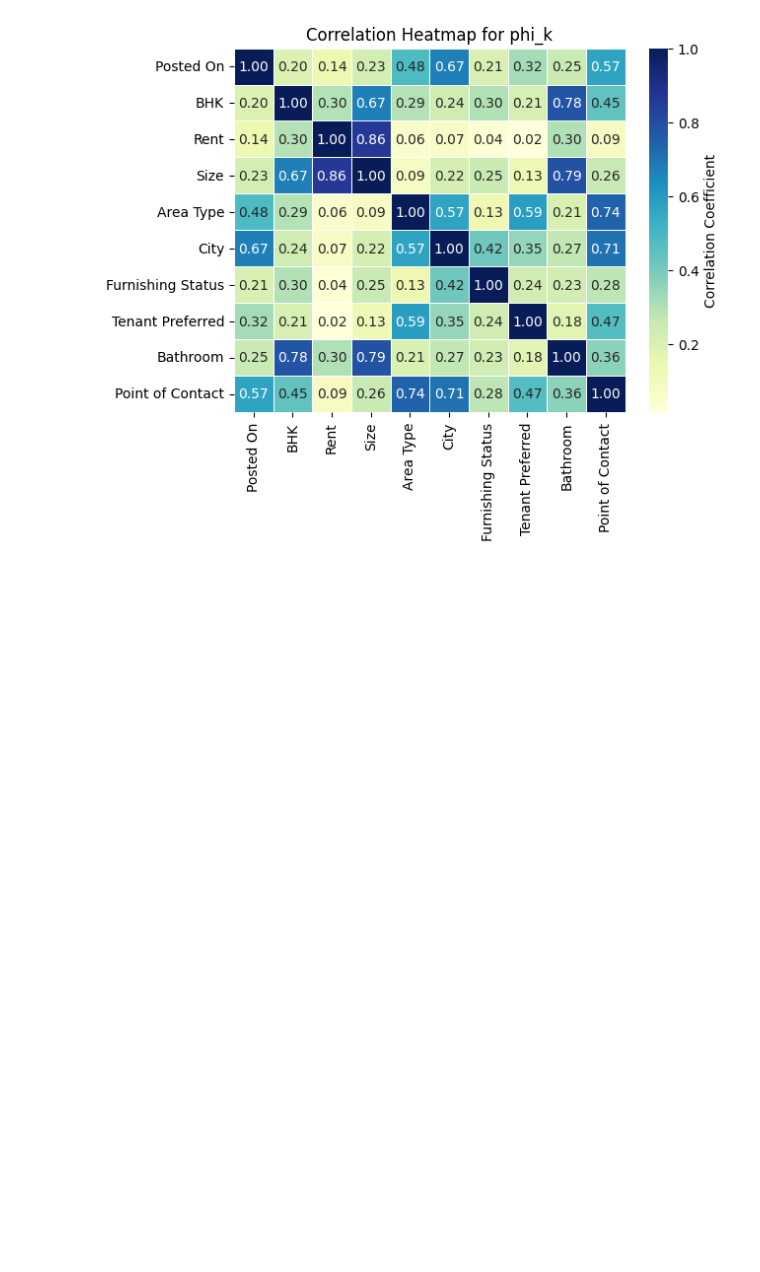
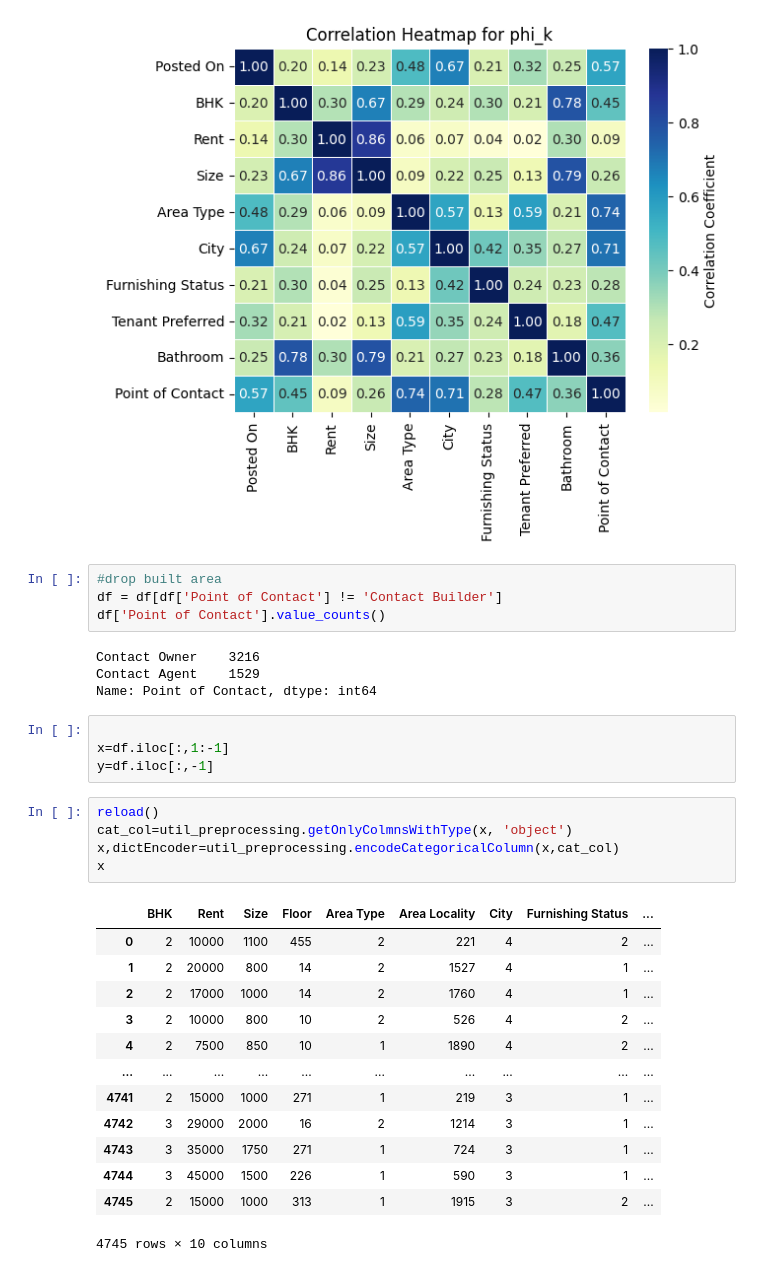
Before and after one commit to Xwyzworms/Diagnostic_Reasoning_HouseRent, a Jupyter notebook: EDA.ipynb, the cells around one changed output. Saved outputs shown, nothing was run; the diff lists cells and outputs as text; blank space fills up the shorter version.

```diff
--- a/EDA.ipynb
+++ b/EDA.ipynb
@@ -110,3 +111,34 @@ Correlation Matrix for phi_k
 | Point of Contact | 0.566340 | 0.445467 | 0.085540 | 0.257903 | 0.740210 | 0.707368 | 0.277654 | 0.470243 | ... |
 <AxesSubplot:title={'center':'Correlation Heatmap for phi_k'}>
 [figure]
+# %%
+#drop built area
+df = df[df['Point of Contact'] != 'Contact Builder']
+df['Point of Contact'].value_counts()
+# %% [output]
+Contact Owner    3216
+Contact Agent    1529
+Name: Point of Contact, dtype: int64
+# %%
+
+x=df.iloc[:,1:-1]
+y=df.iloc[:,-1]
+# %%
+reload()
+cat_col=util_preprocessing.getOnlyColmnsWithType(x, 'object')
+x,dictEncoder=util_preprocessing.encodeCategoricalColumn(x,cat_col)
+x
+# %% [output]
+|  | BHK | Rent | Size | Floor | Area Type | Area Locality | City | Furnishing Status | ... |
+| 0 | 2 | 10000 | 1100 | 455 | 2 | 221 | 4 | 2 | ... |
+| 1 | 2 | 20000 | 800 | 14 | 2 | 1527 | 4 | 1 | ... |
+| 2 | 2 | 17000 | 1000 | 14 | 2 | 1760 | 4 | 1 | ... |
+| 3 | 2 | 10000 | 800 | 10 | 2 | 526 | 4 | 2 | ... |
+| 4 | 2 | 7500 | 850 | 10 | 1 | 1890 | 4 | 2 | ... |
+| ... | ... | ... | ... | ... | ... | ... | ... | ... | ... |
+| 4741 | 2 | 15000 | 1000 | 271 | 1 | 219 | 3 | 1 | ... |
+| 4742 | 3 | 29000 | 2000 | 16 | 2 | 1214 | 3 | 1 | ... |
+| 4743 | 3 | 35000 | 1750 | 271 | 1 | 724 | 3 | 1 | ... |
+| 4744 | 3 | 45000 | 1500 | 226 | 1 | 590 | 3 | 1 | ... |
+| 4745 | 2 | 15000 | 1000 | 313 | 1 | 1915 | 3 | 2 | ... |
+4745 rows × 10 columns
```
Also changed, not shown: parts of 14 cells of this notebook, 4 other files.
